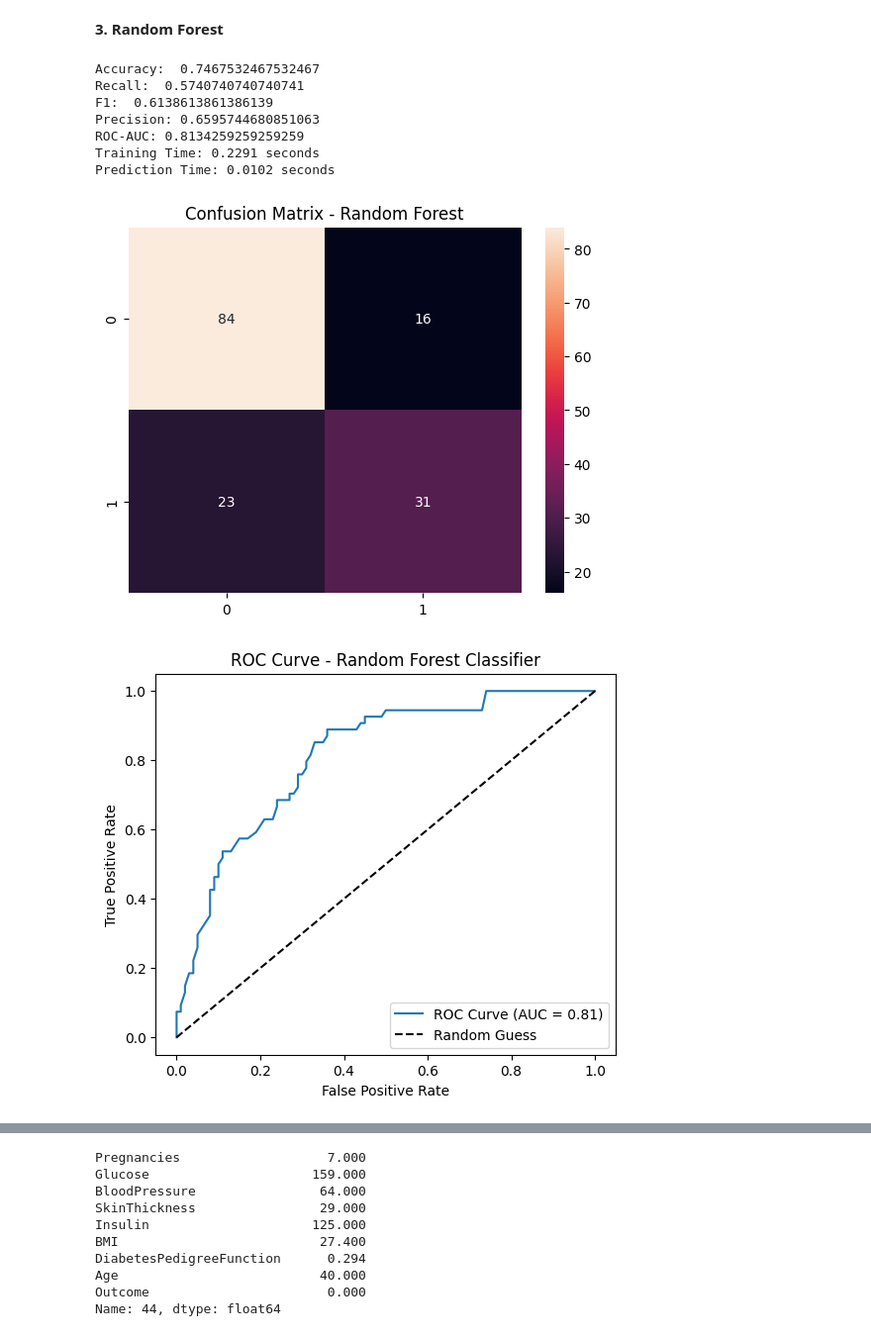
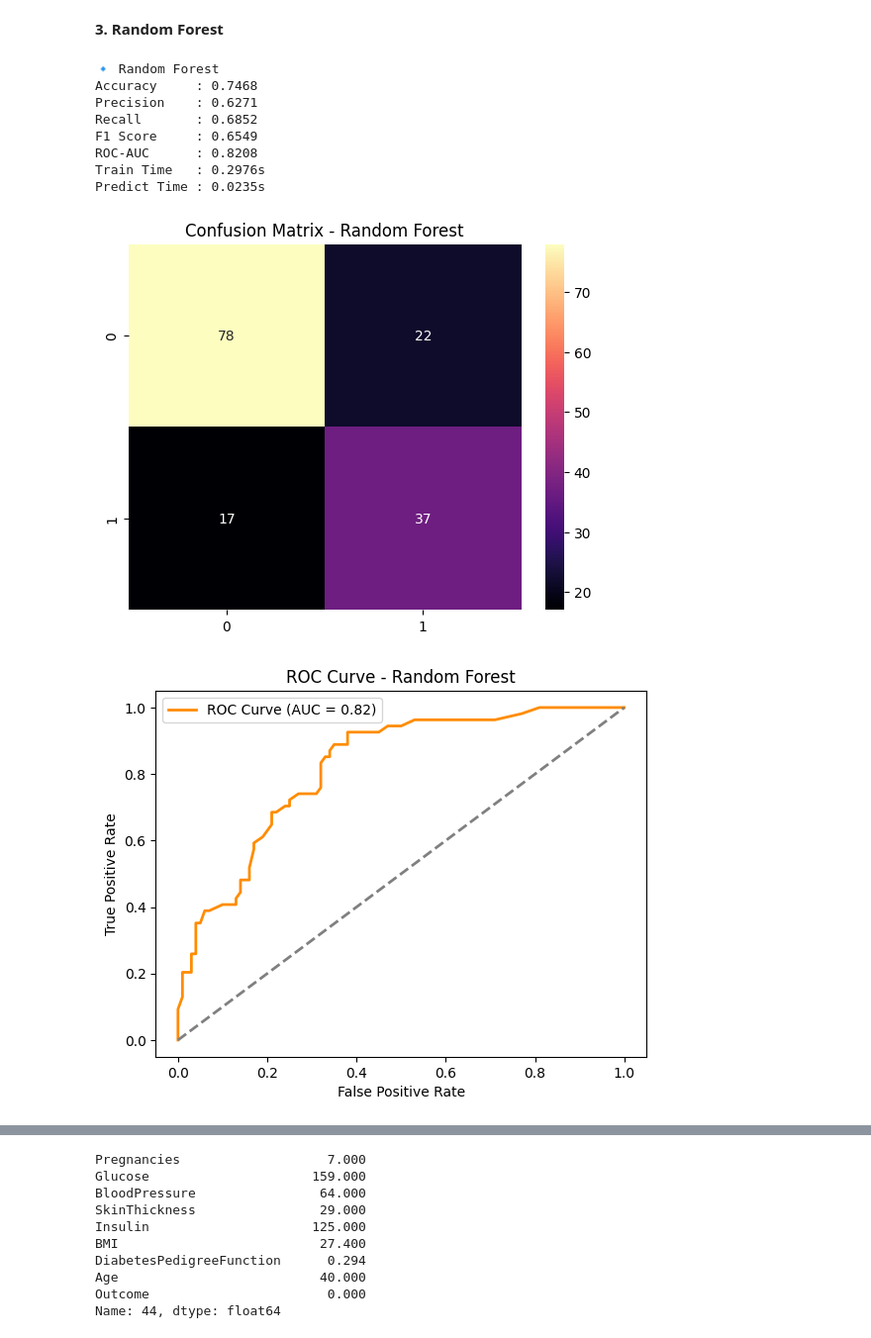
Before and after one commit to nguyenthithuylinh-ship-it/Diabetes_Project, a Jupyter notebook: Diabetes_Pima.ipynb, the cells around one changed output, grey strips where cells are left out. Shown at 99% size. Saved outputs shown, nothing was run; the diff lists cells and outputs as text; code cells hidden in the pictures.

```diff
--- a/Diabetes_Pima.ipynb
+++ b/Diabetes_Pima.ipynb
@@ -1013,70 +994,57 @@ Prediction Time: 0.0015 seconds
 # %% [markdown]
 **3. Random Forest**
 # %%
-# Building model for Random Forest Classifier
 from sklearn.ensemble import RandomForestClassifier
-from sklearn.metrics import accuracy_score, recall_score, precision_score, f1_score, roc_auc_score, confusion_matrix, roc_curve
-import seaborn as sns
-import matplotlib.pyplot as plt
-import time
 
 rf_model = RandomForestClassifier(n_estimators=100, random_state=42)
-rf_model.fit(X_train, y_train)
-y_pred = rf_model.predict(X_test)
-
-rf_accuracy = accuracy_score(y_test, y_pred)
-rf_recall = recall_score(y_test, y_pred)
-rf_f1 = f1_score(y_test, y_pred)
-
-print("Accuracy: ", rf_accuracy)
-print("Recall: ", rf_recall)
-print("F1: ", rf_f1)
 
 start_train = time.time()
-rf_model.fit(X_train, y_train)
+rf_model.fit(X_train_res, y_train_res)
 end_train = time.time()
-train_time = end_train - start_train
 
 start_pred = time.time()
-y_pred = rf_model.predict(X_test)
+y_pred = rf_model.predict(X_test_scaled)
+y_prob = rf_model.predict_proba(X_test_scaled)[:, 1]
 end_pred = time.time()
-pred_time = end_pred - start_pred
 
-print("Precision:", rf_precision)
-print("ROC-AUC:", rf_roc_auc)
-print(f"Training Time: {train_time:.4f} seconds")
-print(f"Prediction Time: {pred_time:.4f} seconds")
+rf_accuracy  = accuracy_score(y_test, y_pred)
+rf_precision = precision_score(y_test, y_pred)
+rf_recall    = recall_score(y_test, y_pred)
+rf_f1        = f1_score(y_test, y_pred)
+rf_roc_auc   = roc_auc_score(y_test, y_prob)
 
+print("🔹 Random Forest")
+print(f"Accuracy     : {rf_accuracy:.4f}")
+print(f"Precision    : {rf_precision:.4f}")
+print(f"Recall       : {rf_recall:.4f}")
+print(f"F1 Score     : {rf_f1:.4f}")
+print(f"ROC-AUC      : {rf_roc_auc:.4f}")
+print(f"Train Time   : {end_train-start_train:.4f}s")
+print(f"Predict Time : {end_pred-start_pred:.4f}s")
 
-rf_cm = confusion_matrix(y_test, y_pred)
-sns.heatmap(rf_cm, annot=True)
+sns.heatmap(confusion_matrix(y_test, y_pred), annot=True, fmt="d", cmap="magma")
 plt.title("Confusion Matrix - Random Forest")
 plt.show()
 
-rf_precision = precision_score(y_test, y_pred)
-
-y_prob = rf_model.predict_proba(X_test)[:, 1]
-rf_roc_auc = roc_auc_score(y_test, y_prob)
-
-fpr, tpr, thresholds = roc_curve(y_test, y_prob)
-plt.figure(figsize=(6,5))
-plt.plot(fpr, tpr, label=f'ROC Curve (AUC = {rf_roc_auc:.2f})')
-plt.plot([0,1], [0,1], 'k--', label='Random Guess')
+fpr, tpr, _ = roc_curve(y_test, y_prob)
+plt.plot(fpr, tpr, color='darkorange', lw=2, label=f'ROC Curve (AUC = {rf_roc_auc:.2f})')
+plt.plot([0,1], [0,1], color='gray', linestyle='--', lw=2)
 plt.xlabel("False Positive Rate")
 plt.ylabel("True Positive Rate")
-plt.title("ROC Curve - Random Forest Classifier")
+plt.title("ROC Curve - Random Forest")
 plt.legend()
 plt.show()
 # %% [output]
-Accuracy:  0.7467532467532467
-Recall:  0.5740740740740741
-F1:  0.6138613861386139
-Precision: 0.6595744680851063
-ROC-AUC: 0.8134259259259259
-Training Time: 0.2291 seconds
-Prediction Time: 0.0102 seconds
+🔹 Random Forest
+Accuracy     : 0.7468
+Precision    : 0.6271
+Recall       : 0.6852
+F1 Score     : 0.6549
+ROC-AUC      : 0.8208
+Train Time   : 0.2976s
+Predict Time : 0.0235s
-[figure, old version]
+[figure, new version]
-[figure, old version]
+[figure, new version]
 # %% [markdown]
 # **Kết luận**
 
```
Also changed, not shown: parts of 15 cells of this notebook.
